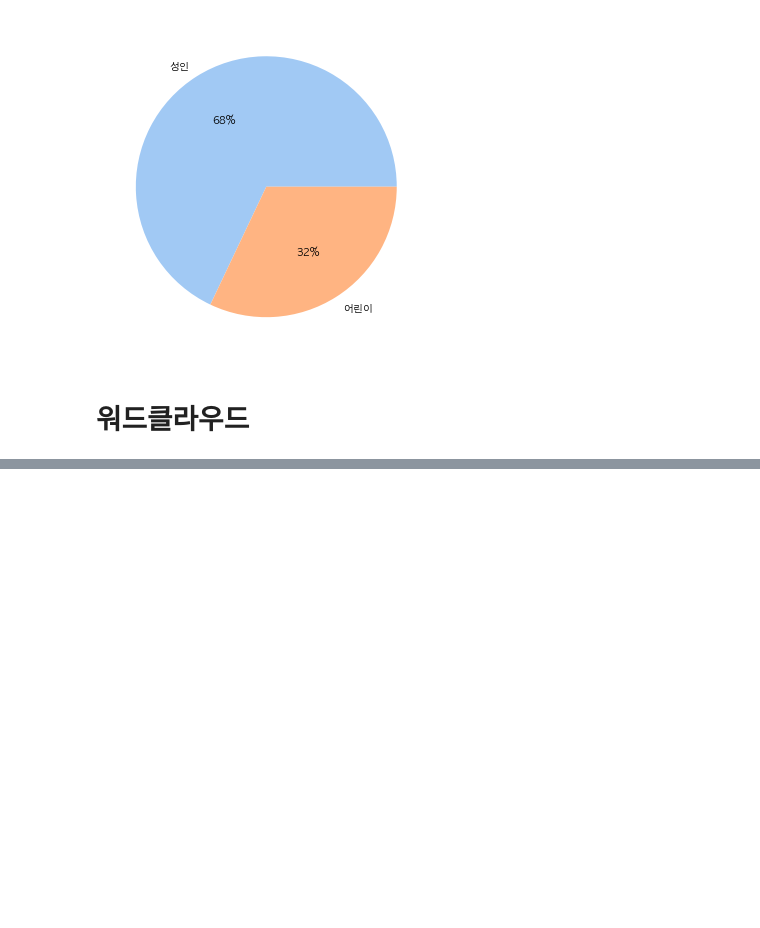
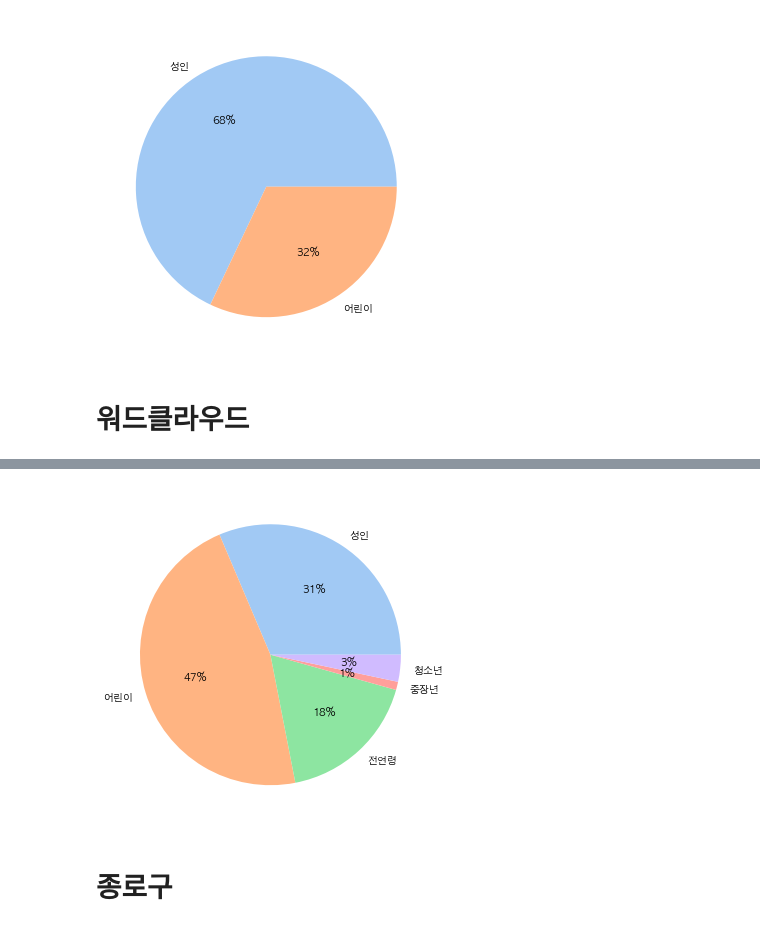
Before and after one commit to kyunakim/everybodys_lib, a Jupyter notebook: olive/도봉구 도서관.ipynb, the cells around one changed output, grey strips where cells are left out. Saved outputs shown, nothing was run; the diff lists cells and outputs as text; code cells hidden in the pictures; blank space fills up the shorter version.

```diff
--- a/olive/도봉구 도서관.ipynb
+++ b/olive/도봉구 도서관.ipynb
@@ -40,0 +146,9 @@ plt.show()
+# %%
+import pandas as pd
+
+seoul = pd.read_csv('culture_program_clean.csv')
+seoul.drop(columns=['Unnamed: 0.1', 'Unnamed: 0'], inplace=True)
+seoul.drop(1083, inplace=True)
+seoul = seoul[['title', 'target']]
+# dobong.to_excel('도봉구도서관.xlsx')
+seoul
@@ -40,0 +169,4 @@ plt.show()
+# %%
+seoul_tally = seoul.groupby('target').count()
+seoul_tally.drop('기타', inplace=True)
+seoul_tally
@@ -40,0 +181,21 @@ plt.show()
+# %%
+import matplotlib.pyplot as plt
+import numpy as np
+import seaborn as sns
+
+from matplotlib import font_manager, rc
+rc('font', family='AppleGothic')
+plt.rcParams['axes.unicode_minus'] = False
+
+y = np.array(seoul_tally['title'].tolist())
+labels = seoul_tally.index.tolist()
+
+colors = sns.color_palette('pastel')[0:9]
+
+plt.figure(figsize=(10, 6))
+plt.pie(y, labels=labels, colors = colors, autopct='%.0f%%')
+plt.show()
+# %% [output]
+[figure, added]
+# %% [markdown]
+# 종로구
```
Also changed, not shown: parts of 38 cells of this notebook, 24 other files.
